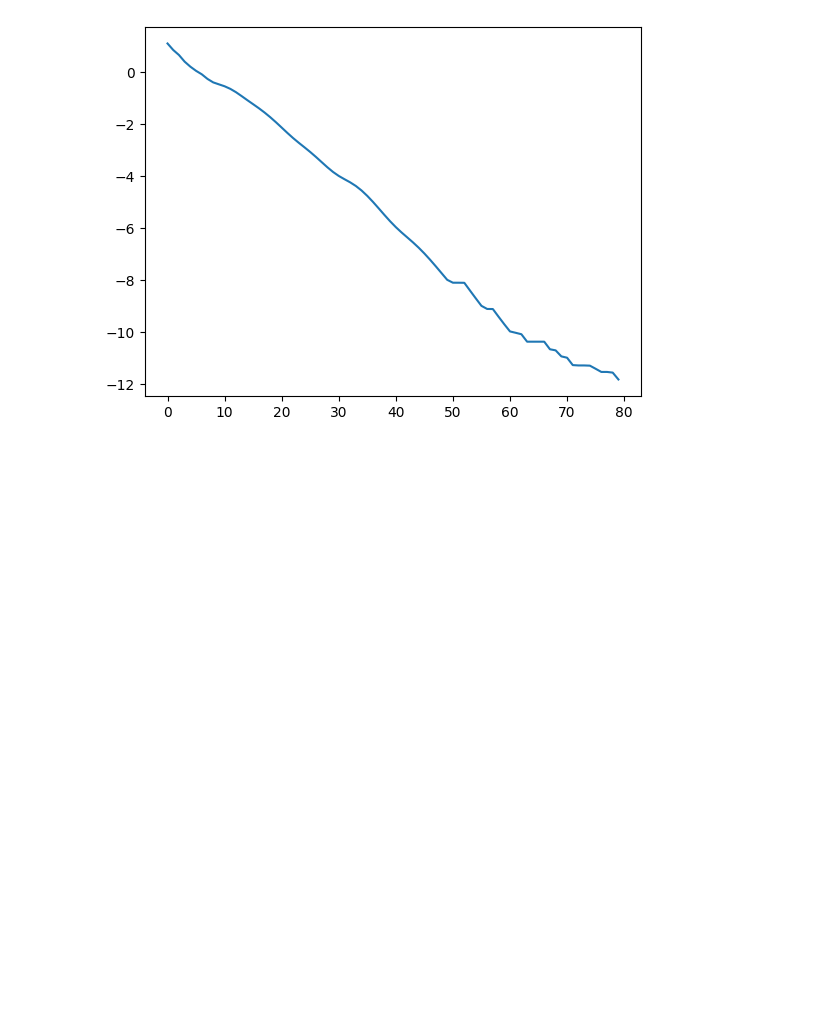
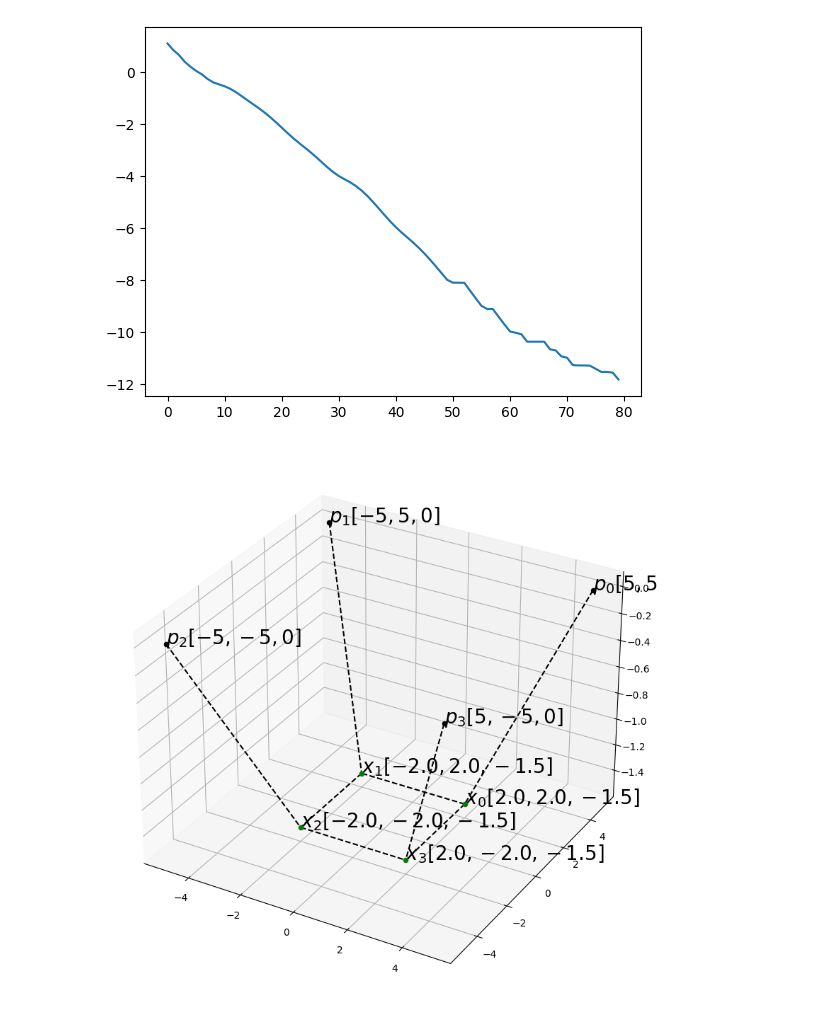
Before and after one commit to otkulseng/Opt1_Project, a Jupyter notebook: Kode/experiments.ipynb, the cells around one changed output. Cells and saved outputs as stored; diff of their text form; code cells hidden in the pictures; blank space fills up the shorter version.

```diff
--- a/Kode/experiments.ipynb
+++ b/Kode/experiments.ipynb
@@ -7,14 +12,17 @@ import tests as TEST
 # %%
 ts =  TEST.P25
 x0 = np.arange(3 * len(ts.free_weights))
 res, conv = bfgs(x0, ts.func, ts.grad, Niter=500, convergence_plot=True)
 res = np.reshape(res,(-1, 3))
-# fig, ax = ts.plot(res)
-# plt.savefig("../Bilder/P25.pdf") # Used in report.
+
 plt.plot(np.log10(conv))
+fig, ax = ts.plot(res)
+plt.savefig("../Bilder/P25.pdf") # Used in report.
+
 np.save("tests/P25", res)
 # %% [output]
 [figure]
+[figure, added]
 # %%
 ts =  TEST.P69
 x0 = np.arange(3 * len(ts.free_weights))
```
Also changed, not shown: parts of 2 cells of this notebook, 3 other files.
